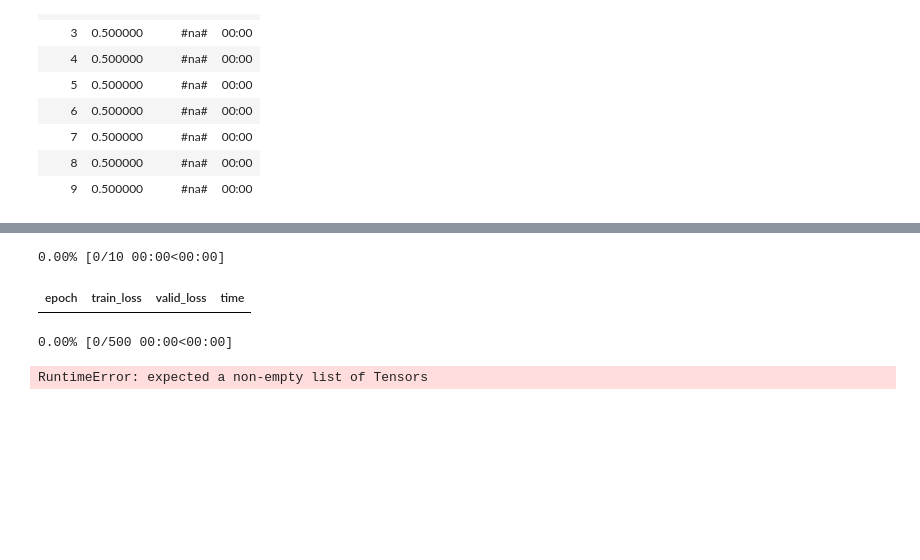
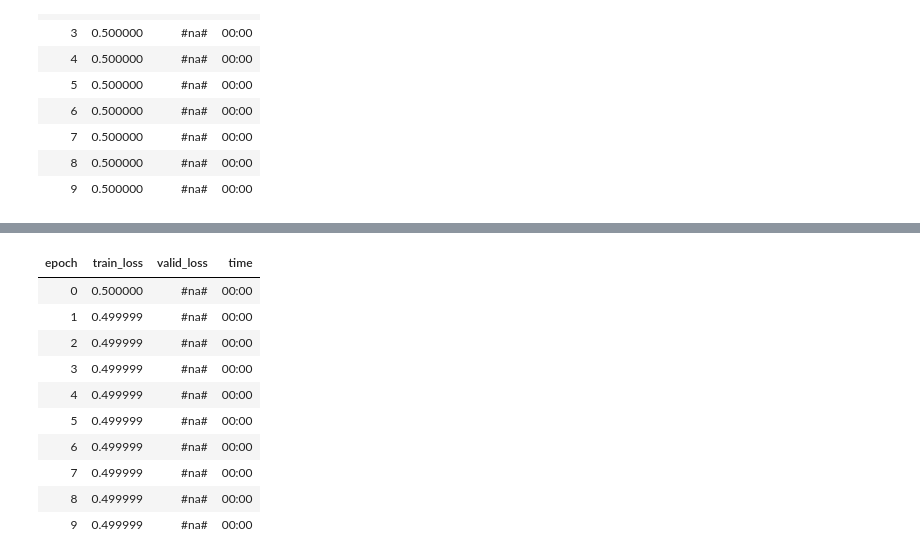
Before and after one commit to josiahls/fast-reinforcement-learning-2, a Jupyter notebook: nbs/06_basic_train.ipynb, the cells around one changed output, grey strips where cells are left out. Drawn from its saved outputs; the diff is of its cells as text; code cells hidden in the pictures; blank space fills up the shorter version.

```diff
--- a/nbs/06_basic_train.ipynb
+++ b/nbs/06_basic_train.ipynb
@@ -115,27 +114,19 @@ learn.fit(10,lr=0.01,wd=1)
 # %%
-# try:
-#     envs
-#     ds=AsyncGradExperienceSourceDataset("CartPole-v1",n_envs=12,max_episode_step=50,steps=5)
-#     dl=DataLoader(ds,batch_size=len(envs),num_workers=0)#len(envs))
-#     learner=AgentLearner(DataBunch(dl,dl),nn.Sequential(nn.Linear(5,5),nn.ReLU(),nn.Linear(5,5)))
-#     callback=AsyncGradExperienceSourceCallback(learner)
-#     index=0
-#     callback.on_epoch_begin()
-#     for xb,yb in dl:
-#         _logger.critical('xb: %s, yb: %s',torch.cat(xb).shape,yb[0].keys())
-#         assert torch.cat(xb).shape[0]<=3
-#         sys.stdout.flush()
-#         index+=1
-# finally:
-#     callback.on_train_end()
-
 data=AsyncExperienceSourceDataBunch.from_env('CartPole-v1',display=False,firstlast=True,add_valid=False)
 model=nn.Sequential(nn.Linear(4,5),nn.ReLU(),nn.Linear(5,2))
 agent=DQNAgent(model=model)
 learn=AgentLearner(data,model,agent=agent,callback_fns=[FakeRunCallback],loss_func=fake_loss)
+setattr(learn,'fitter',dqn_fitter)
 learn.fit(10,lr=0.01,wd=1)
 # %% [output]
-0.00% [0/10 00:00<00:00]
 | epoch | train_loss | valid_loss | time |
+| 0 | 0.500000 | #na# | 00:00 |
+| 1 | 0.499999 | #na# | 00:00 |
+| 2 | 0.499999 | #na# | 00:00 |
+| 3 | 0.499999 | #na# | 00:00 |
+| 4 | 0.499999 | #na# | 00:00 |
+| 5 | 0.499999 | #na# | 00:00 |
+| 6 | 0.499999 | #na# | 00:00 |
+| 7 | 0.499999 | #na# | 00:00 |
+| 8 | 0.499999 | #na# | 00:00 |
+| 9 | 0.499999 | #na# | 00:00 |
-0.00% [0/500 00:00<00:00]
-RuntimeError: expected a non-empty list of Tensors
```
Also changed, not shown: parts of 10 cells of this notebook, 6 other files.
